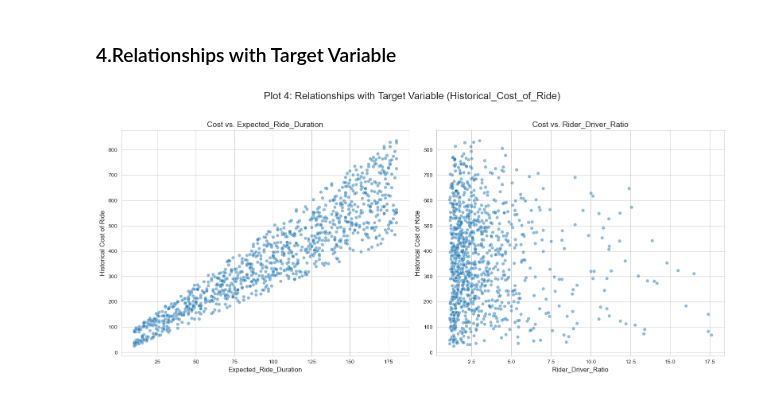
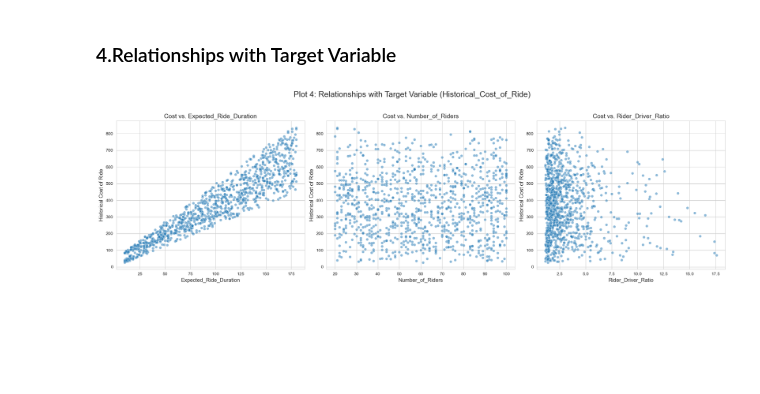
Before and after one commit to ajith-kumar99/price-optima, a Jupyter notebook: Price_Optima.ipynb, the cells around one changed output. Saved outputs shown, nothing was run; the diff lists cells and outputs as text; code cells hidden in the pictures; blank space fills up the shorter version.

```diff
--- a/Price_Optima.ipynb
+++ b/Price_Optima.ipynb
@@ -567,26 +567,27 @@ plt.show()
 # %%
 # Define the key features we want to compare against the ride cost
 relationship_features = [
     'Expected_Ride_Duration',
+    'Number_of_Riders',
     'Rider_Driver_Ratio'
 ]
 
 # Create a figure to hold the subplots
-plt.figure(figsize=(16, 7))
+plt.figure(figsize=(20, 6)) # Increased width for the third plot
 
 # Loop through each feature and create a scatter plot
 for i, col in enumerate(relationship_features, 1):
-    plt.subplot(1, 2, i) # Create a 1x2 grid of plots
+    plt.subplot(1, 3, i) # Changed to a 1x3 grid of plots
     sns.scatterplot(x=df[col], y=df['Historical_Cost_of_Ride'], alpha=0.5)
     plt.title(f'Cost vs. {col}', fontsize=14)
     plt.xlabel(col, fontsize=12)
     plt.ylabel('Historical Cost of Ride', fontsize=12)
 
 # Add a main title for the entire figure and adjust layout
 plt.suptitle('Plot 4: Relationships with Target Variable (Historical_Cost_of_Ride)', fontsize=18, y=1.03)
 plt.tight_layout()
 
 # Display the plots
 plt.show()
 # %% [output]
-[figure, old version]
+[figure, new version]
```
Also changed, not shown: parts of 5 cells of this notebook.
